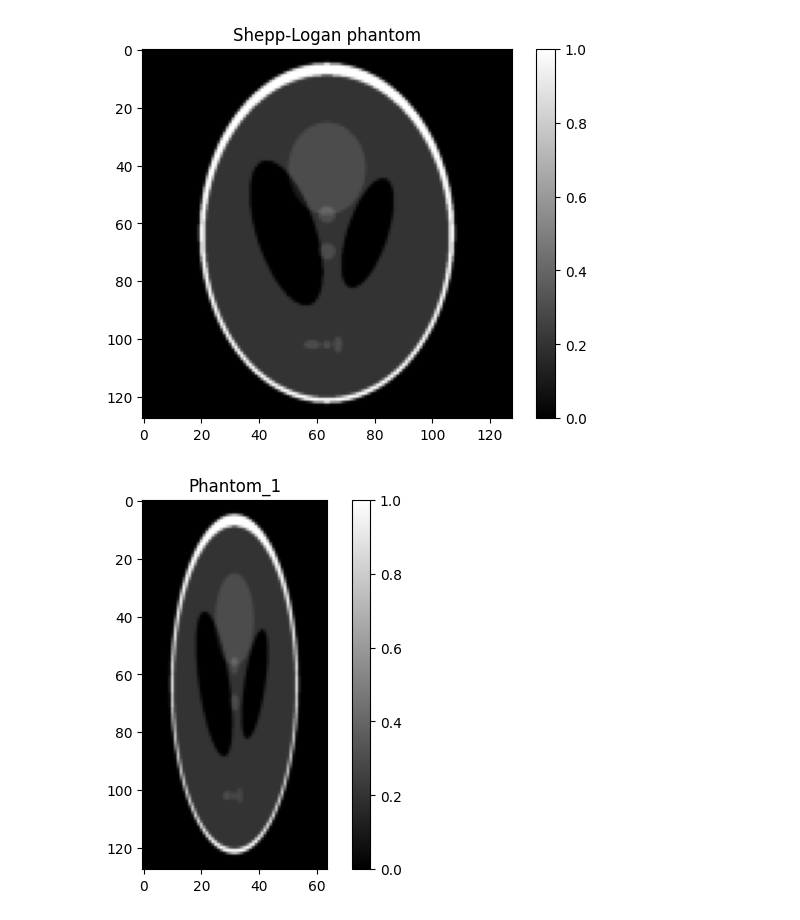
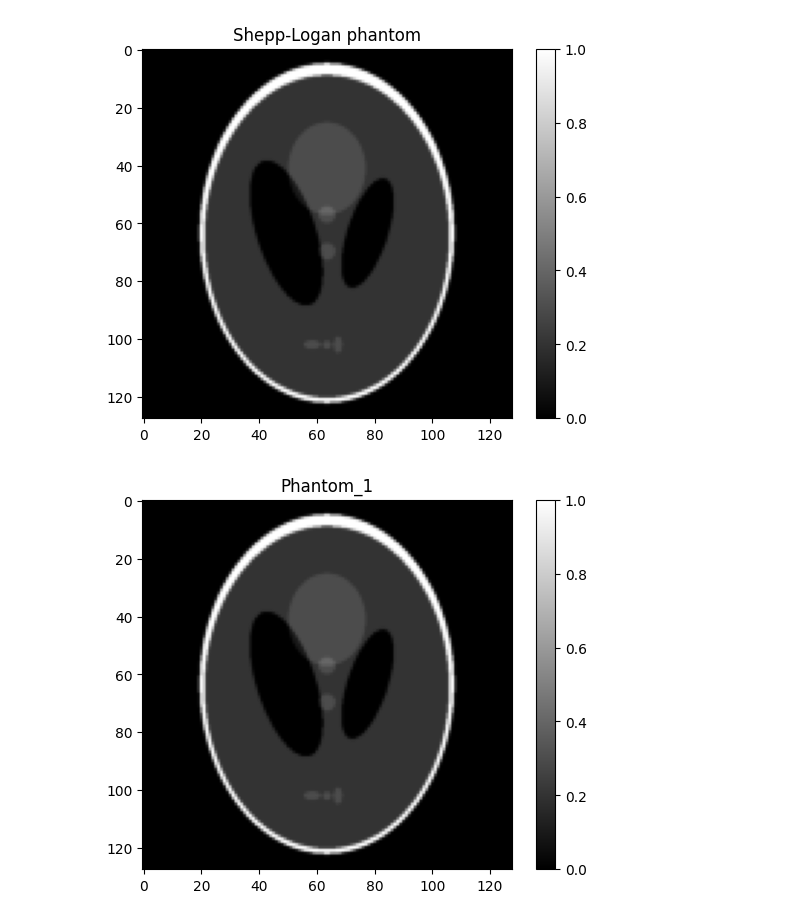
Before and after one commit to MaxStrey/Martinos_MR, a Jupyter notebook: Martinos_project/phantom_generation/phantom_9.ipynb, the cells around one changed output. Saved outputs shown, nothing was run; the diff lists cells and outputs as text; code cells hidden in the pictures.

Commit message:
Made the final image to be 128 by 128 to see the alising better

```diff
--- a/Martinos_project/phantom_generation/phantom_9.ipynb
+++ b/Martinos_project/phantom_generation/phantom_9.ipynb
@@ -20,35 +20,35 @@ plt.imshow(np.abs(phantom), cmap='gray')
 plt.title('Shepp-Logan phantom')
 plt.colorbar()
 plt.show()
 
 
 # K-space size
 Nx = 128
-Ny = 32
+Ny = 128
 
 phantom_1 = resize(phantom, (Nx, Ny))
 
 phantom = phantom.astype(dtype=np.complex128)
 phantom_1 = phantom_1.astype(dtype=np.complex128)
 
 
 # Plot the phantom_1
 plt.imshow(np.abs(phantom_1), cmap='gray')
 plt.title('Phantom_1')
 plt.colorbar()
 plt.show()
 
 
 
 
 gamma = 42.58e6  # Gyromagnetic ratio for hydrogen in Hz/T
 g_mult = 10 # Gradient multiplication factor
 Gx = 0.004755753 * g_mult  # Gradient strength in T/m
 Gy = 0.004755753 * g_mult # Gradient strength in T/m
 #B0 = 1.0  # B0 field in T
 # %% [output]
 [figure]
-[figure, old version]
+[figure, new version]
 # %%
 
 
```
Also changed, not shown: parts of 2 cells of this notebook.
